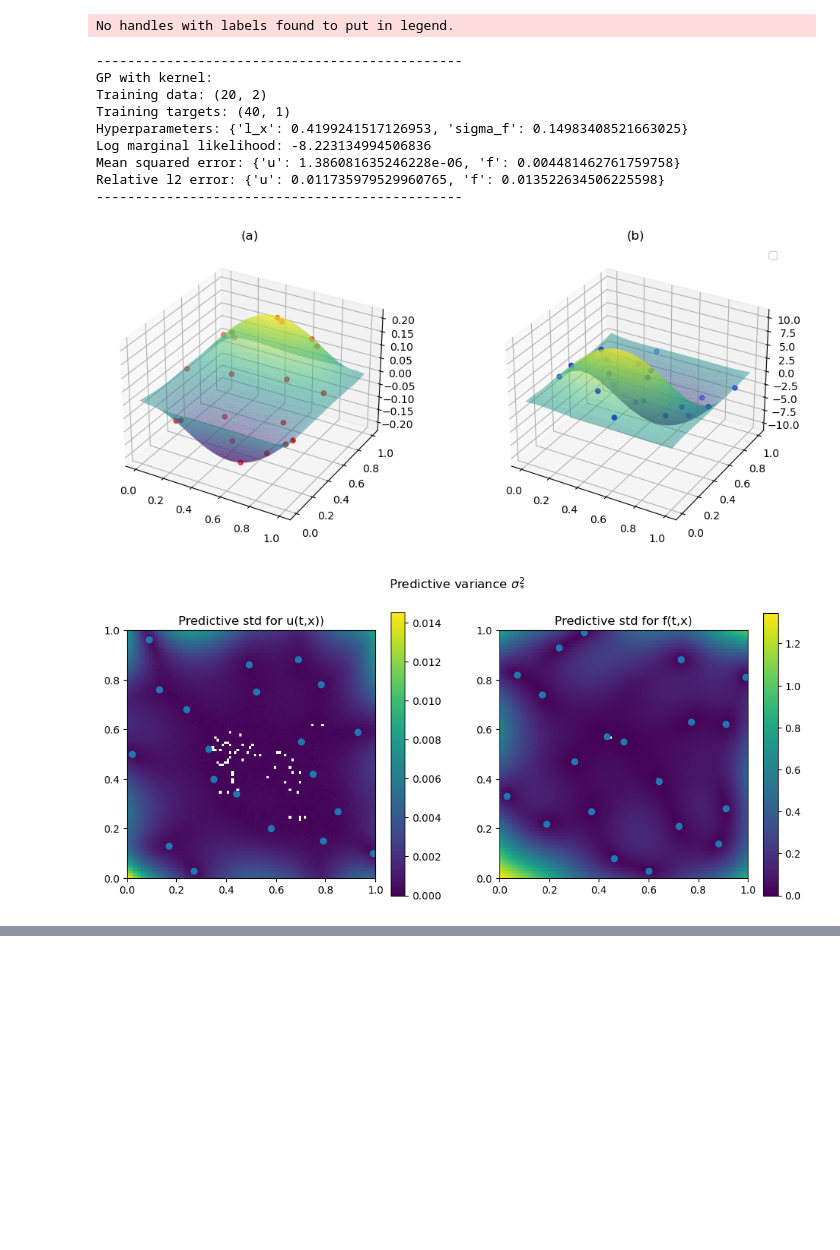
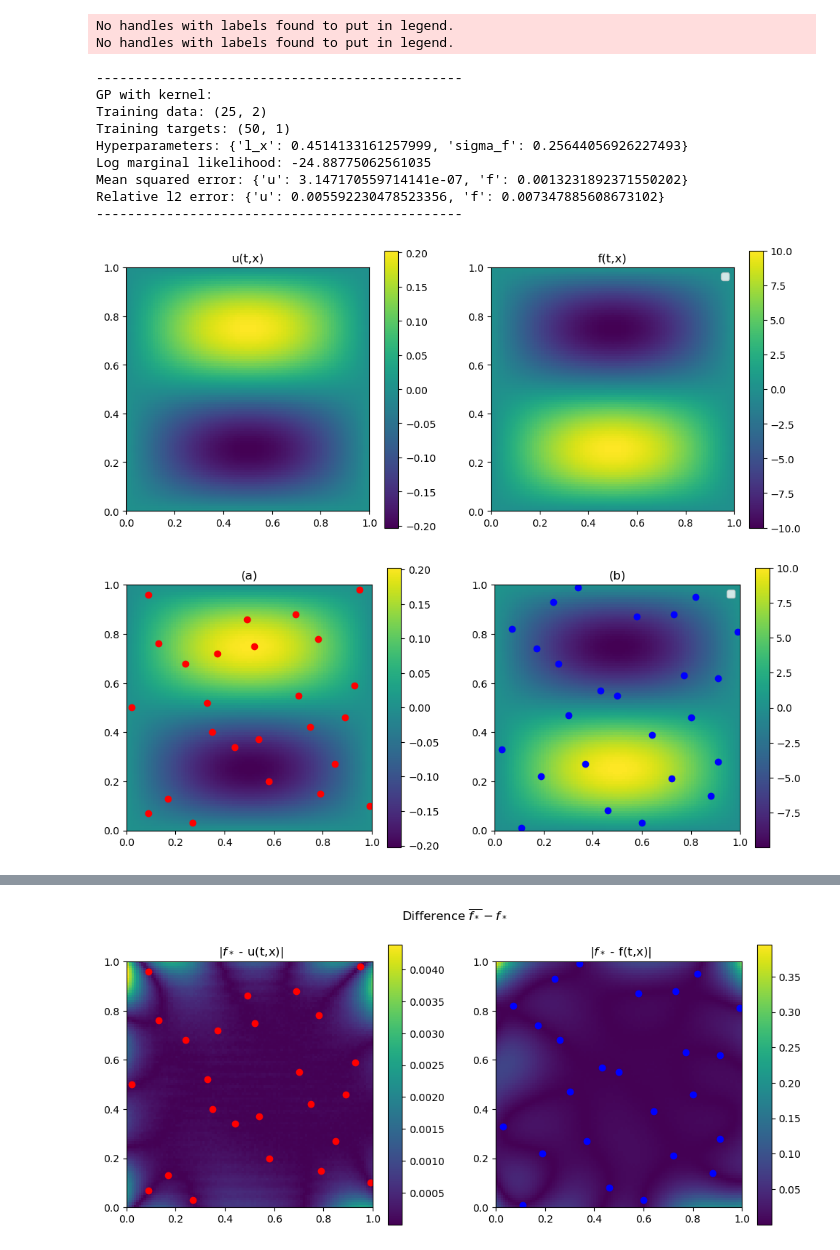
Before and after one commit to TobiLeitgeb/Code_bac, a Jupyter notebook: final_examples/poisson/poisson_equation.ipynb, the cells around one changed output, grey strips where cells are left out. Cells and saved outputs as stored; diff of their text form; code cells hidden in the pictures; blank space fills up the shorter version.

```diff
--- a/final_examples/poisson/poisson_equation.ipynb
+++ b/final_examples/poisson/poisson_equation.ipynb
@@ -10,7 +10,7 @@ kernel_list = [gram_Matrix, k_uu, k_uf, k_fu, k_ff]
 hyperparameters = ["l_x", "sigma_f"]
 model = PhysicsInformedGP_regressor(kernel_list,timedependence=True, params = hyperparameters)
 model.set_name_kernel("poisson")
-n_training_points, noise_sq = 20, [1e-10,1e-10]
+n_training_points, noise_sq = 25, [1e-10,1e-10]
 model.set_training_data("poisson_data.csv",n_training_points, noise_sq)
 model.set_validation_data(1000)
-#model.plot_raw_data()
+model.plot_raw_data()
@@ -43,27 +46,26 @@ model.train("TNC",n_restarts, n_threads,opt_params_dict)
-# %%
-theta = np.array([4.479e-01,  2.881e-01]) #-8.393392562866211
-model.set_params(theta)
 # %%
 n_test_points = 100
 x_star, t_star = np.meshgrid(np.linspace(0, 1, n_test_points), np.linspace(0, 1, n_test_points))
 X_star = np.hstack((x_star.reshape(-1, 1), t_star.reshape(-1, 1)))
 model.predict_model(X_star)
 # %%
-model.plot_prediction(X_star, "","predictive_mean.png")
+model.plot_raw_data(heat_map=True)
+model.plot_prediction(X_star, "","predictive_mean.png",True)
 model.error()
 print(model)
 model.plot_variance(X_star, "Predictive variance $\\sigma_*^2$", "predictive_variance.png")
 model.plot_difference( "Difference $\\overline{ f_*} - f_*$", "difference.png")
 # %% [output]
 No handles with labels found to put in legend.
+No handles with labels found to put in legend.
 -----------------------------------------------
 GP with kernel:
-Training data: (20, 2)
-Training targets: (40, 1)
-Hyperparameters: {'l_x': 0.4199241517126953, 'sigma_f': 0.14983408521663025}
-Log marginal likelihood: -8.223134994506836
-Mean squared error: {'u': 1.386081635246228e-06, 'f': 0.004481462761759758}
-Relative l2 error: {'u': 0.011735979529960765, 'f': 0.013522634506225598}
+Training data: (25, 2)
+Training targets: (50, 1)
+Hyperparameters: {'l_x': 0.4514133161257999, 'sigma_f': 0.25644056926227493}
+Log marginal likelihood: -24.88775062561035
+Mean squared error: {'u': 3.147170559714141e-07, 'f': 0.0013231892371550202}
+Relative l2 error: {'u': 0.005592230478523356, 'f': 0.007347885608673102}
 -----------------------------------------------
-[figure, old version]
+[figure, new version]
-[figure, old version]
+[figure, new version]
@@ -71,3 +73,4 @@ Relative l2 error: {'u': 0.011735979529960765, 'f': 0.013522634506225598}
+[figure, added]
 # %%
 #model.use_GPy(X_star,"gpy")
 #model.plot_difference_GPy("difference GPy ", "GPy_difference.png")
```
Also changed, not shown: parts of 5 cells of this notebook, 16 other files.
